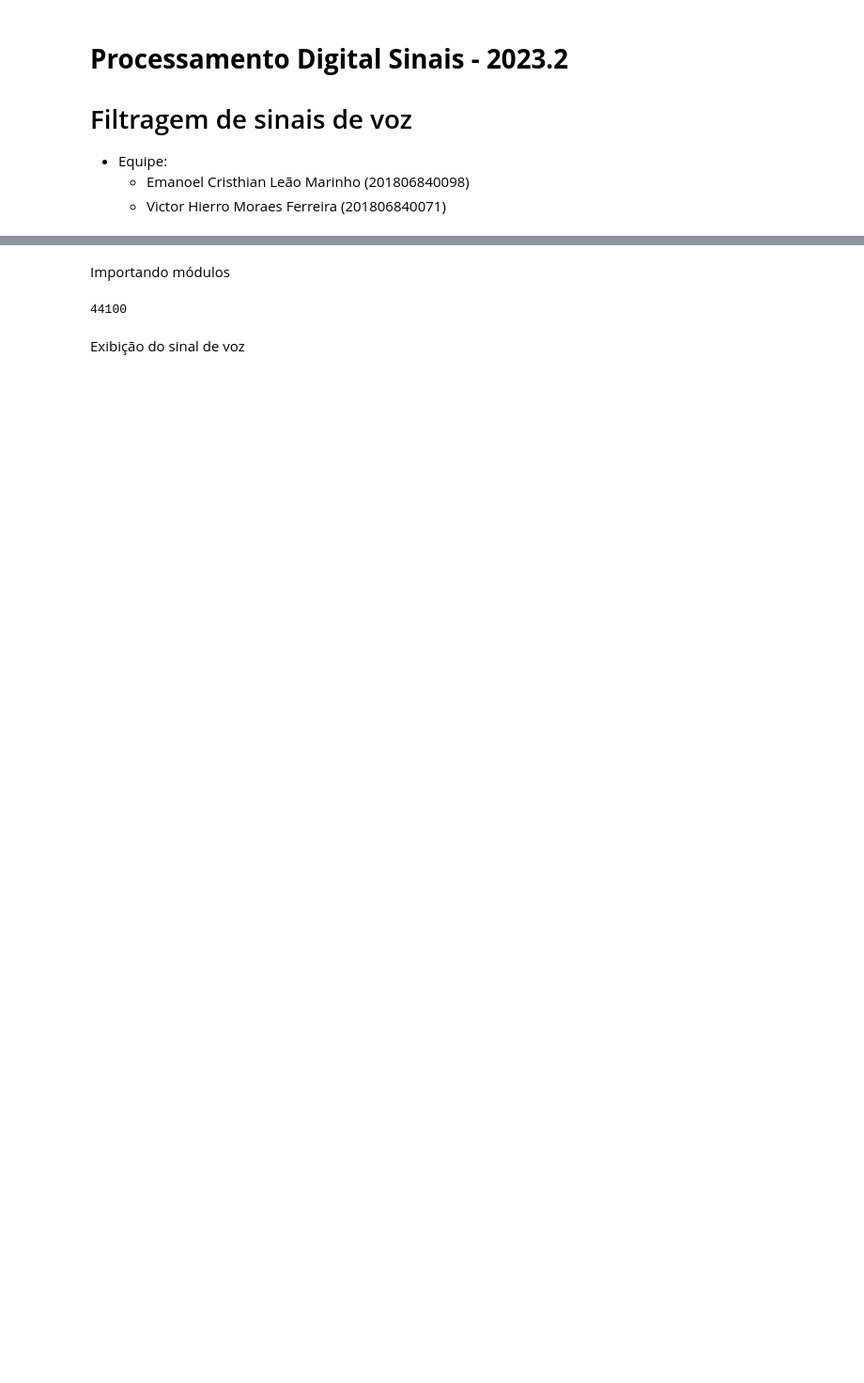
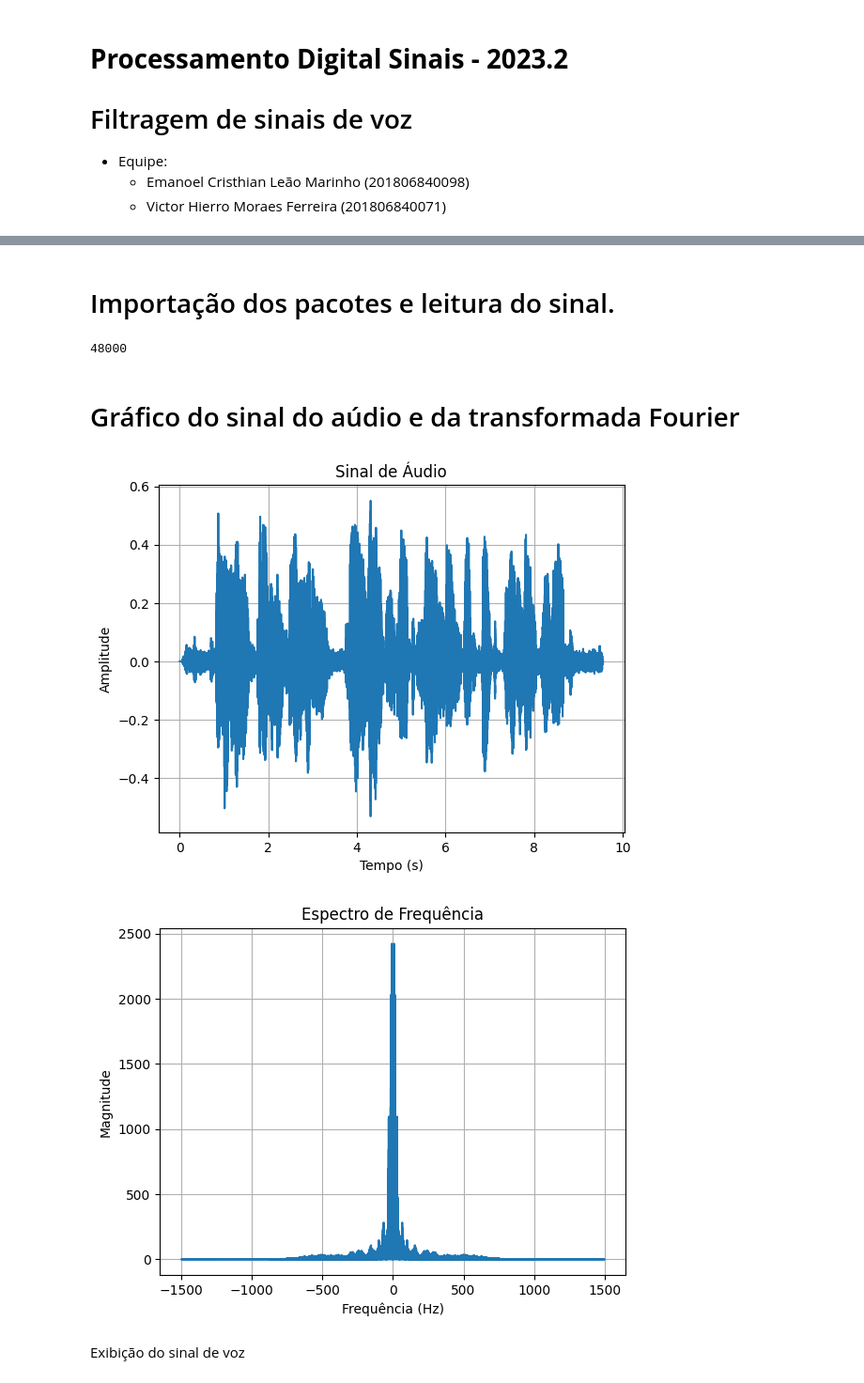
Before and after one commit to vichierro/RegistroEstacionamento, a Jupyter notebook: Filtro_Voz_IIR.ipynb, the cells around one changed output, grey strips where cells are left out. Shown at 94% size. Cells and saved outputs as stored; diff of their text form; code cells hidden in the pictures; blank space fills up the shorter version.

```diff
--- a/Filtro_Voz_IIR.ipynb
+++ b/Filtro_Voz_IIR.ipynb
@@ -27,3 +11,3 @@ g) Apresentar as especificações dos filtros (frequências relevantes, ganhos n
-# %% [markdown]
-Importando módulos
+# %% [markdown]
+# Importação dos pacotes e leitura do sinal.
 # %%
@@ -38,8 +23,47 @@ from scipy import signal
 # %%
-voice_signal, fs_original = sf.read('/content/hierro.wav')
+# Leitura do sinal
+voice_signal, fs_original = sf.read('/content/audio.wav')
 t = np.arange(0, len(voice_signal) * 1/fs_original, 1/fs_original)
 print(fs_original)
 # %% [output]
-44100
+48000
+# %% [markdown]
+# Gráfico do sinal do aúdio e da transformada Fourier
+# %%
+def plot_audio_signal(voice_signal, fs_original):
+    # Calcular o eixo de tempo em segundos
+    duration = len(voice_signal) / fs_original
+    time = np.linspace(0., duration, len(voice_signal))
+
+    # Plotar o gráfico do sinal de áudio
+    plt.figure()
+    plt.plot(time, voice_signal)
+    plt.title('Sinal de Áudio')
+    plt.xlabel('Tempo (s)')
+    plt.ylabel('Amplitude')
+    plt.grid(True)
+    plt.show()
+
+def plot_fft(voice_signal, fs_original):
+    # Cálculo da FFT
+    fft = np.fft.fft(voice_signal)
+    magnitude = np.abs(fft)
+    frequency = np.fft.fftfreq(len(voice_signal), 1/fs_original)
+
+    # Plot do espectro de frequência
+    plt.figure()
+    plt.plot(frequency, magnitude)
+    plt.title('Espectro de Frequência')
+    plt.xlabel('Frequência (Hz)')
+    plt.ylabel('Magnitude')
+    plt.grid(True)
+    plt.show()
+
+plot_audio_signal(voice_signal, fs_original)
+print('\n')
+plot_fft(voice_signal, fs_original/16)
+# %% [output]
+[figure, added]
+[figure, added]
 # %% [markdown]
 Exibição do sinal de voz
```
Also changed, not shown: parts of 37 cells of this notebook.
